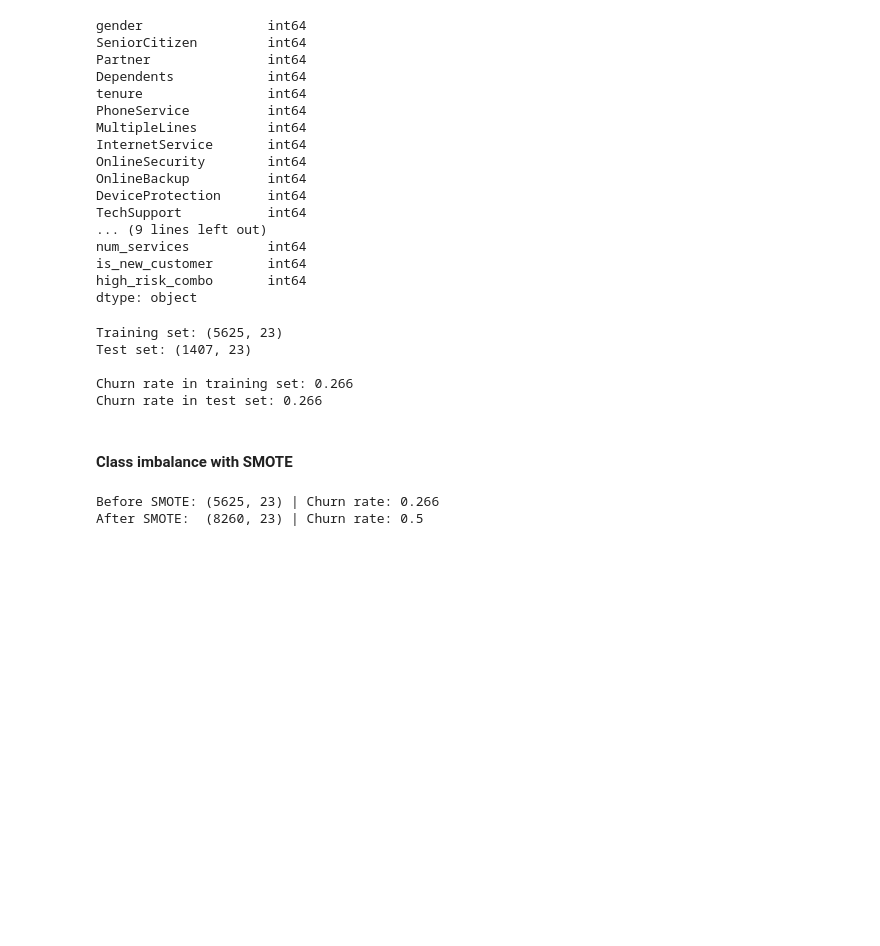
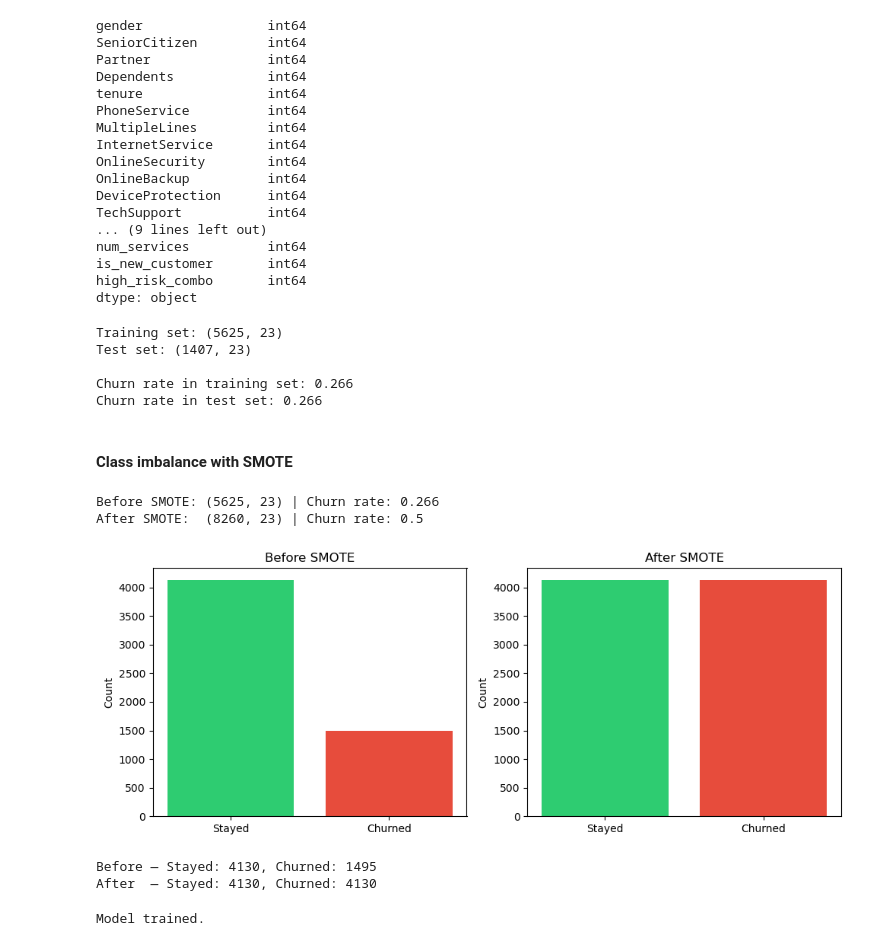
Before and after one commit to shaheerr1/churn-radar, a Jupyter notebook: backend/notebooks/exploration.ipynb, the cells around one changed output. Saved outputs shown, nothing was run; the diff lists cells and outputs as text; code cells hidden in the pictures; blank space fills up the shorter version.

Commit message:
Model

```diff
--- a/backend/notebooks/exploration.ipynb
+++ b/backend/notebooks/exploration.ipynb
@@ -230,3 +230,46 @@ print("After SMOTE: ", X_train_balanced.shape, "| Churn rate:", y_train_balanced
 # %% [output]
 Before SMOTE: (5625, 23) | Churn rate: 0.266
 After SMOTE:  (8260, 23) | Churn rate: 0.5
+# %%
+fig, axes = plt.subplots(1, 2, figsize=(10, 4))
+
+# Before SMOTE
+axes[0].bar(['Stayed', 'Churned'],
+            [sum(y_train == 0), sum(y_train == 1)],
+            color=['#2ecc71', '#e74c3c'])
+axes[0].set_title('Before SMOTE')
+axes[0].set_ylabel('Count')
+
+# After SMOTE
+axes[1].bar(['Stayed', 'Churned'],
+            [sum(y_train_balanced == 0), sum(y_train_balanced == 1)],
+            color=['#2ecc71', '#e74c3c'])
+axes[1].set_title('After SMOTE')
+axes[1].set_ylabel('Count')
+
+plt.tight_layout()
+plt.show()
+
+print(f"Before — Stayed: {sum(y_train == 0)}, Churned: {sum(y_train == 1)}")
+print(f"After  — Stayed: {sum(y_train_balanced == 0)}, Churned: {sum(y_train_balanced == 1)}")
+# %% [output]
+[figure, added]
+Before — Stayed: 4130, Churned: 1495
+After  — Stayed: 4130, Churned: 4130
+# %%
+from xgboost import XGBClassifier
+
+model = XGBClassifier(
+    n_estimators=200,
+    max_depth=4,
+    learning_rate=0.05,
+    subsample=0.8,
+    colsample_bytree=0.8,
+    eval_metric='logloss',
+    random_state=42
+)
+
+model.fit(X_train_balanced, y_train_balanced)
+print("Model trained.")
+# %% [output]
+Model trained.
```
Also changed, not shown: parts of 4 cells of this notebook, 1 other file.
